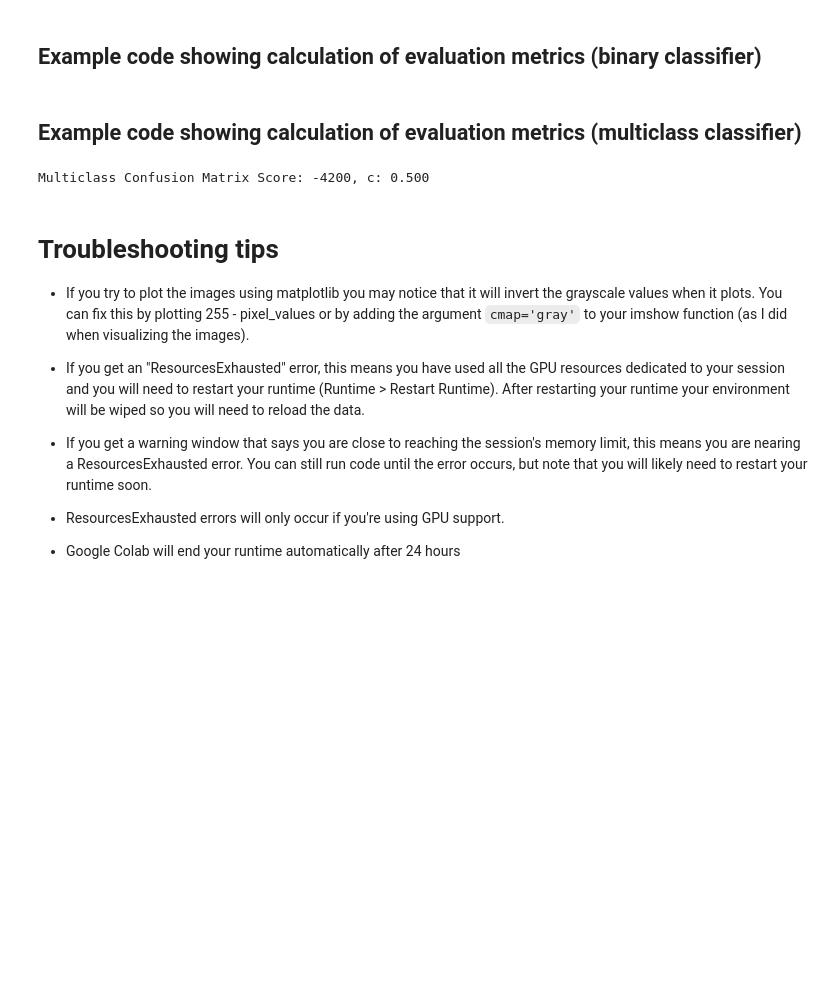
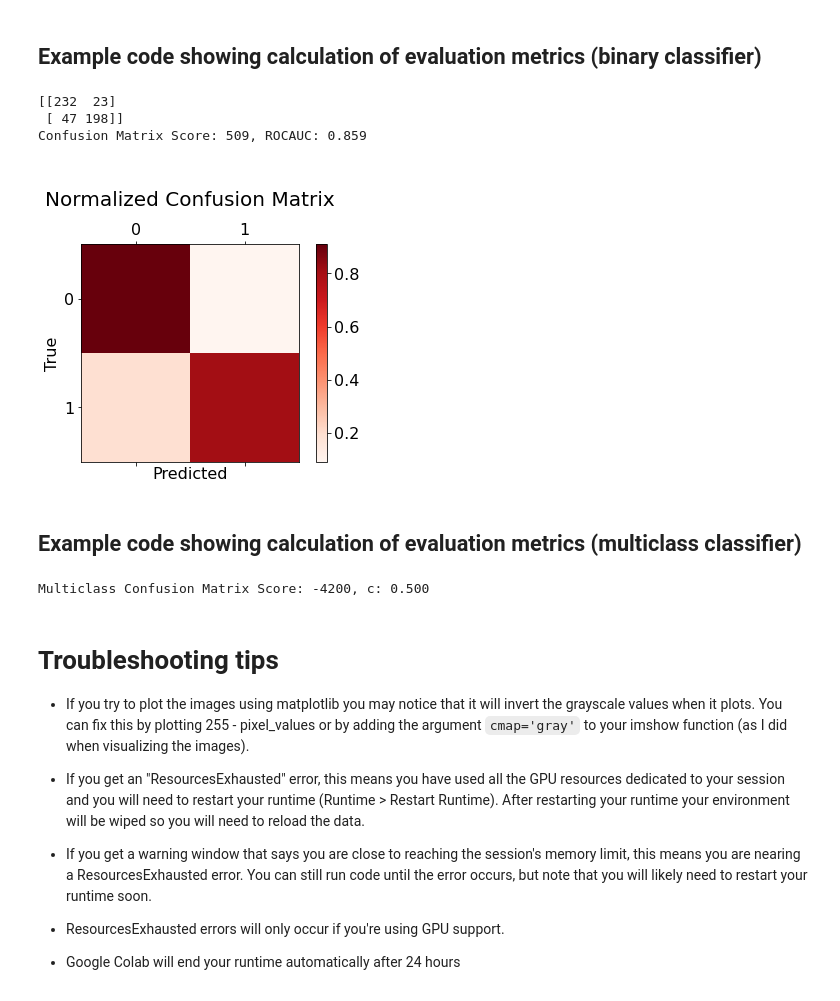
Before and after one commit to rapster1/Week3_Public, a Jupyter notebook: ChallengeProject/FinalBinaryModel.ipynb, the cells around one changed output. Saved outputs shown, nothing was run; the diff lists cells and outputs as text; code cells hidden in the pictures; blank space fills up the shorter version.

```diff
--- a/ChallengeProject/FinalBinaryModel.ipynb
+++ b/ChallengeProject/FinalBinaryModel.ipynb
@@ -540,34 +549,39 @@ confmat = confusion_matrix(ground_truth_labels, predicted_labels) # confusion_ma
                                                                   # Documentation: http://scikit-learn.org/stable/modules/generated/sklearn.metrics.confusion_matrix.html
 
 print(confmat)
 
 # Simply multiply two matrices elementwise, and then sum all the results
 confmat_score = np.sum(confmat * binary_confmat_weights)
 
 #--ROCAUC for Binary Classifier--
 false_positive_rate, true_positive_rate, thresholds = metrics.roc_curve(ground_truth_labels, predicted_labels, pos_label=1)
 roc_auc = metrics.auc(false_positive_rate, true_positive_rate)    # roc_curve() and auc() are also functions from sklearn.metrics. roc_curve calculates true and flase positive
                                                                   # rates over many theshold values. pos_label = 1 specifies that in the labels a 1
                                                                   # denotes a positive example (and anything less denotes a negative example). auc() simply calculates the AUC.
                                                                   # Documentation:
                                                                   # roc_curve(): http://scikit-learn.org/stable/modules/generated/sklearn.metrics.roc_curve.html
                                                                   # auc(): http://scikit-learn.org/stable/modules/generated/sklearn.metrics.auc.html
 
 print(f'Confusion Matrix Score: {confmat_score}, ROCAUC: {roc_auc:.3f}')
-
+cm_norm = confmat.astype('float') / confmat.sum(axis=1)[:, np.newaxis]
 def plot_cmatrix(cm,labels,title='Confusion Matrix'):
   fig = plt.figure()
   ax = fig.add_subplot(111)
   cax = ax.matshow(cm,cmap='Reds')
   plt.title('\n'+title+'\n', fontsize=20)
   fig.colorbar(cax)
   ax.set_xticklabels([''] + labels, fontsize=16)
   ax.set_yticklabels([''] + labels, fontsize=16)
   plt.xlabel('Predicted', fontsize=16)
   plt.ylabel('True', fontsize=16)
   plt.show()
 
 plot_cmatrix(cm_norm,[0,1,2,3,4],title='Normalized Confusion Matrix')
+# %% [output]
+[[232  23]
+ [ 47 198]]
+Confusion Matrix Score: 509, ROCAUC: 0.859
+[figure, added]
 # %% [markdown]
 ## Example code showing calculation of evaluation metrics (multiclass classifier)
 # %%
```
Also changed, not shown: parts of 2 cells of this notebook.
